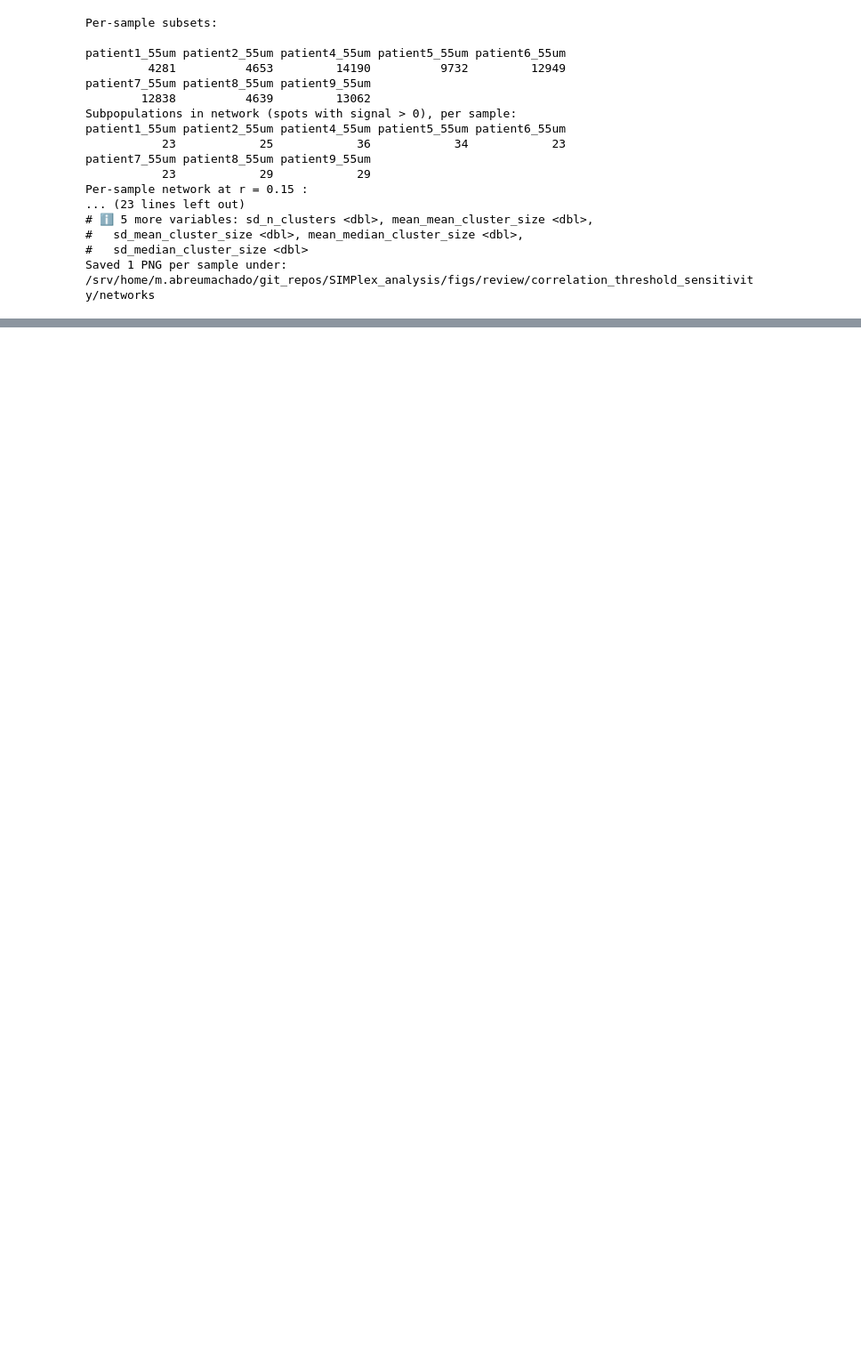
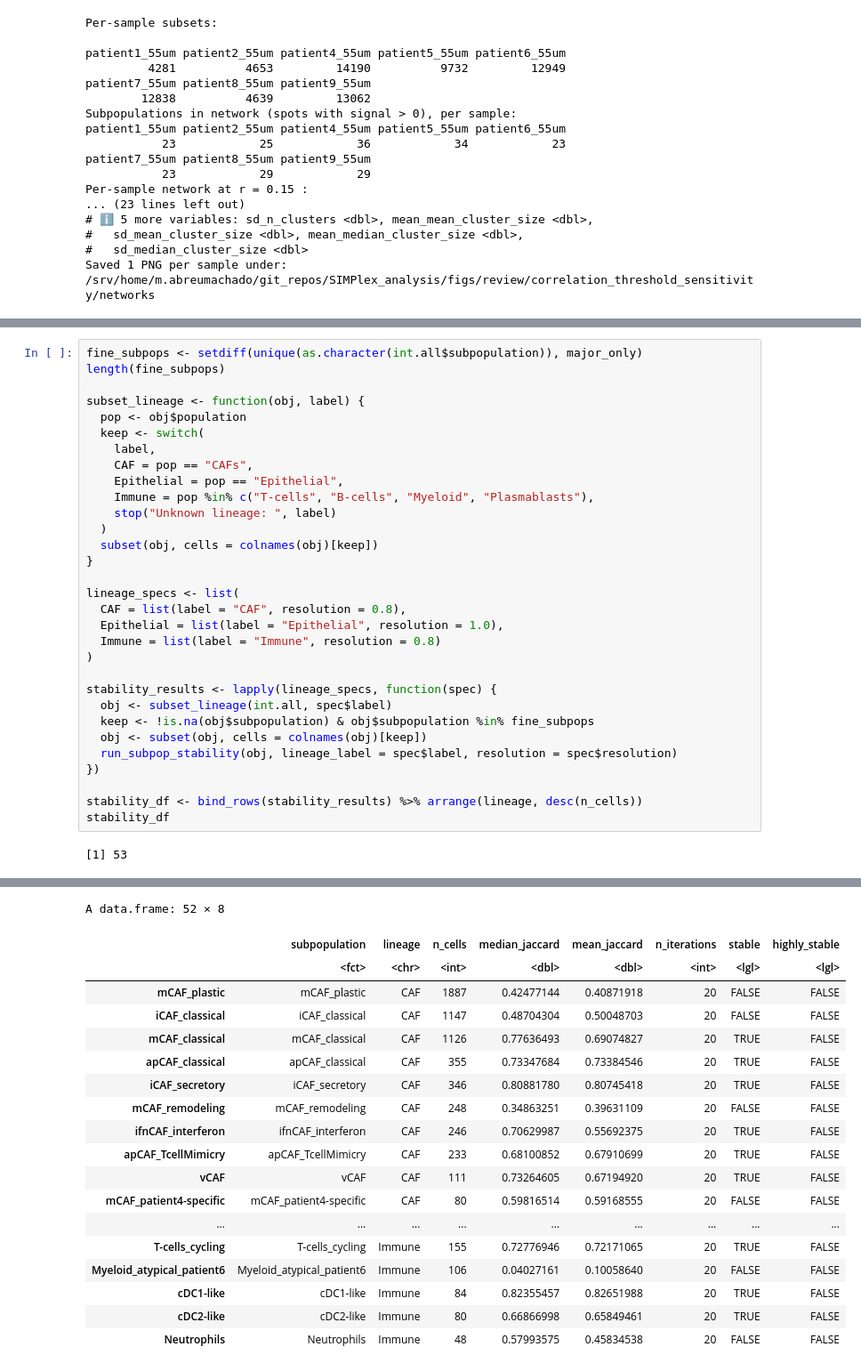
Before and after one commit to spatial-research/SIMPlex_analysis, a Jupyter notebook: scripts/jupyter/breast_cancer/extra_exploration.ipynb, the cells around one changed output, grey strips where cells are left out. Shown at 89% size. Cells and saved outputs as stored; diff of their text form; blank space fills up the shorter version.

```diff
--- a/scripts/jupyter/breast_cancer/extra_exploration.ipynb
+++ b/scripts/jupyter/breast_cancer/extra_exploration.ipynb
@@ -917,0 +1032,33 @@ Warning message:
+# %%
+fine_subpops <- setdiff(unique(as.character(int.all$subpopulation)), major_only)
+length(fine_subpops)
+
+subset_lineage <- function(obj, label) {
+  pop <- obj$population
+  keep <- switch(
+    label,
+    CAF = pop == "CAFs",
+    Epithelial = pop == "Epithelial",
+    Immune = pop %in% c("T-cells", "B-cells", "Myeloid", "Plasmablasts"),
+    stop("Unknown lineage: ", label)
+  )
+  subset(obj, cells = colnames(obj)[keep])
+}
+
+lineage_specs <- list(
+  CAF = list(label = "CAF", resolution = 0.8),
+  Epithelial = list(label = "Epithelial", resolution = 1.0),
+  Immune = list(label = "Immune", resolution = 0.8)
+)
+
+stability_results <- lapply(lineage_specs, function(spec) {
+  obj <- subset_lineage(int.all, spec$label)
+  keep <- !is.na(obj$subpopulation) & obj$subpopulation %in% fine_subpops
+  obj <- subset(obj, cells = colnames(obj)[keep])
+  run_subpop_stability(obj, lineage_label = spec$label, resolution = spec$resolution)
+})
+
+stability_df <- bind_rows(stability_results) %>% arrange(lineage, desc(n_cells))
+stability_df
+# %% [output]
+[1] 53
@@ -917,0 +1082,19 @@ Warning message:
+A data.frame: 52 × 8
+|  | subpopulation | lineage | n_cells | median_jaccard | mean_jaccard | n_iterations | stable | highly_stable |
+|  | <fct> | <chr> | <int> | <dbl> | <dbl> | <int> | <lgl> | <lgl> |
+| mCAF_plastic | mCAF_plastic | CAF | 1887 | 0.42477144 | 0.40871918 | 20 | FALSE | FALSE |
+| iCAF_classical | iCAF_classical | CAF | 1147 | 0.48704304 | 0.50048703 | 20 | FALSE | FALSE |
+| mCAF_classical | mCAF_classical | CAF | 1126 | 0.77636493 | 0.69074827 | 20 | TRUE | FALSE |
+| apCAF_classical | apCAF_classical | CAF | 355 | 0.73347684 | 0.73384546 | 20 | TRUE | FALSE |
+| iCAF_secretory | iCAF_secretory | CAF | 346 | 0.80881780 | 0.80745418 | 20 | TRUE | FALSE |
+| mCAF_remodeling | mCAF_remodeling | CAF | 248 | 0.34863251 | 0.39631109 | 20 | FALSE | FALSE |
+| ifnCAF_interferon | ifnCAF_interferon | CAF | 246 | 0.70629987 | 0.55692375 | 20 | TRUE | FALSE |
+| apCAF_TcellMimicry | apCAF_TcellMimicry | CAF | 233 | 0.68100852 | 0.67910699 | 20 | TRUE | FALSE |
+| vCAF | vCAF | CAF | 111 | 0.73264605 | 0.67194920 | 20 | TRUE | FALSE |
+| mCAF_patient4-specific | mCAF_patient4-specific | CAF | 80 | 0.59816514 | 0.59168555 | 20 | FALSE | FALSE |
+| ... | ... | ... | ... | ... | ... | ... | ... | ... |
+| T-cells_cycling | T-cells_cycling | Immune | 155 | 0.72776946 | 0.72171065 | 20 | TRUE | FALSE |
+| Myeloid_atypical_patient6 | Myeloid_atypical_patient6 | Immune | 106 | 0.04027161 | 0.10058640 | 20 | FALSE | FALSE |
+| cDC1-like | cDC1-like | Immune | 84 | 0.82355457 | 0.82651988 | 20 | TRUE | FALSE |
+| cDC2-like | cDC2-like | Immune | 80 | 0.66866998 | 0.65849461 | 20 | TRUE | FALSE |
+| Neutrophils | Neutrophils | Immune | 48 | 0.57993575 | 0.45834538 | 20 | FALSE | FALSE |
```
Also changed, not shown: parts of 18 cells of this notebook, 2 other files.
